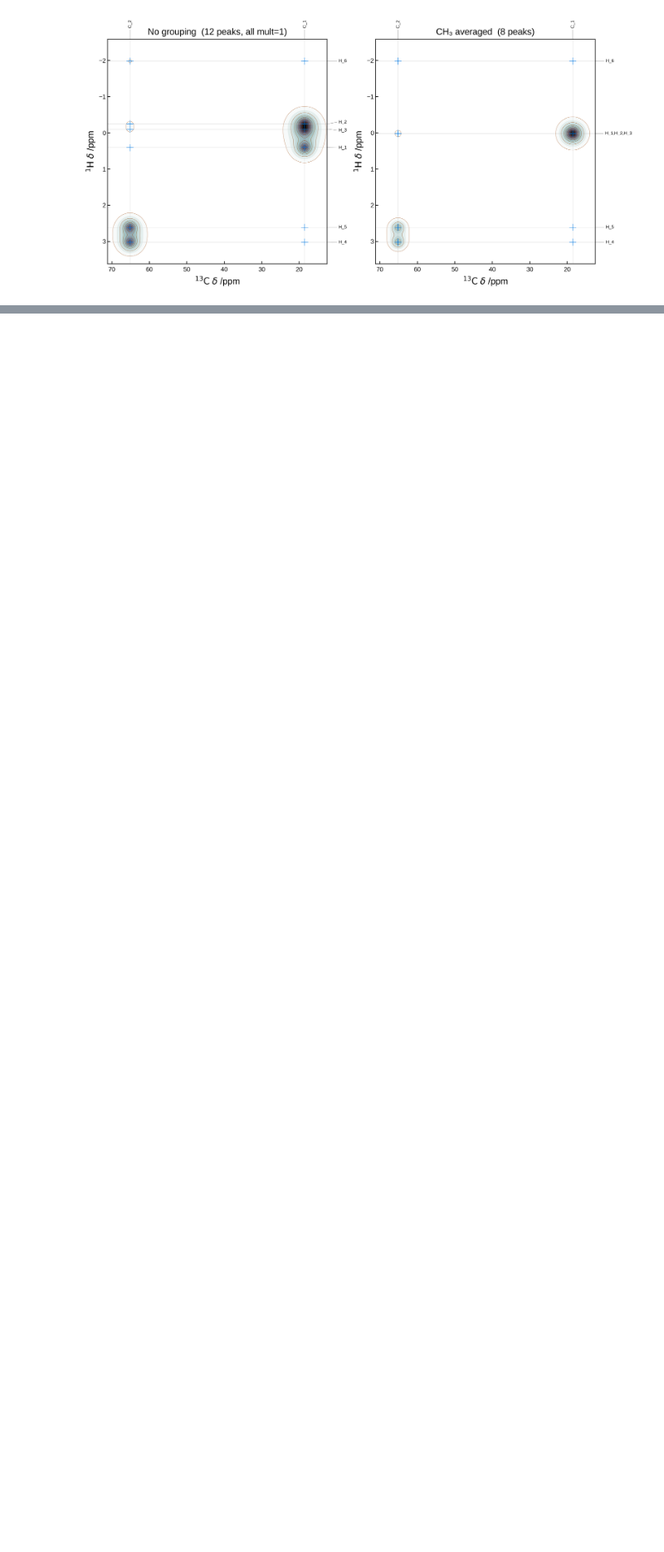
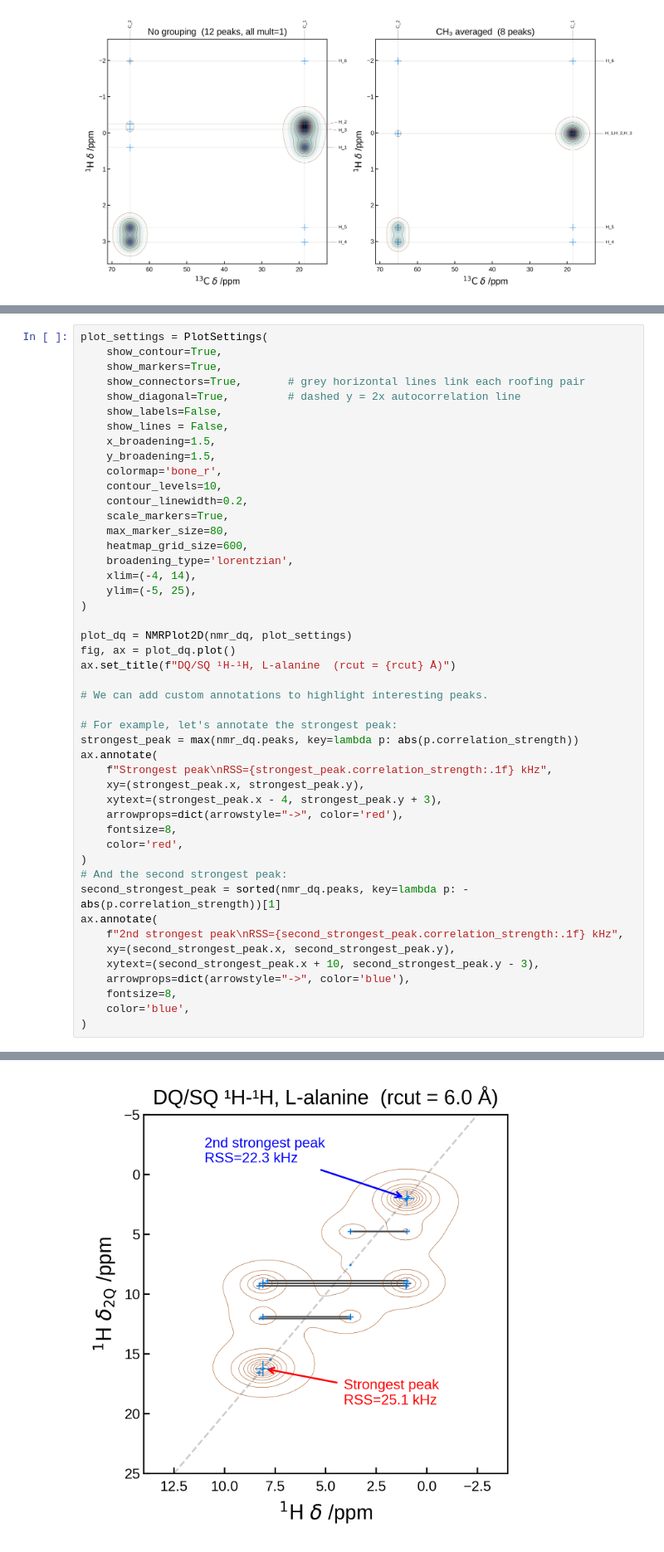
Before and after one commit to CCP-NC/soprano, a Jupyter notebook: tutorials/05-nmr-2d.ipynb, the cells around one changed output, grey strips where cells are left out. Shown at 83% size. Drawn from its saved outputs; the diff is of its cells as text; blank space fills up the shorter version.

Commit message:
docs: reorganise the 2D NMR plotting tutorial

```diff
--- a/tutorials/05-nmr-2d.ipynb
+++ b/tutorials/05-nmr-2d.ipynb
@@ -401,0 +534,48 @@ Peaks after CH₃ averaging:
+# %%
+plot_settings = PlotSettings(
+    show_contour=True,
+    show_markers=True,
+    show_connectors=True,       # grey horizontal lines link each roofing pair
+    show_diagonal=True,         # dashed y = 2x autocorrelation line
+    show_labels=False,
+    show_lines = False,
+    x_broadening=1.5,
+    y_broadening=1.5,
+    colormap='bone_r',
+    contour_levels=10,
+    contour_linewidth=0.2,
+    scale_markers=True,
+    max_marker_size=80,
+    heatmap_grid_size=600,
+    broadening_type='lorentzian',
+    xlim=(-4, 14),
+    ylim=(-5, 25),
+)
+
+plot_dq = NMRPlot2D(nmr_dq, plot_settings)
+fig, ax = plot_dq.plot()
+ax.set_title(f"DQ/SQ ¹H-¹H, L-alanine  (rcut = {rcut} Å)")
+
+# We can add custom annotations to highlight interesting peaks.
+
+# For example, let's annotate the strongest peak:
+strongest_peak = max(nmr_dq.peaks, key=lambda p: abs(p.correlation_strength))
+ax.annotate(
+    f"Strongest peak\nRSS={strongest_peak.correlation_strength:.1f} kHz",
+    xy=(strongest_peak.x, strongest_peak.y),
+    xytext=(strongest_peak.x - 4, strongest_peak.y + 3),
+    arrowprops=dict(arrowstyle="->", color='red'),
+    fontsize=8,
+    color='red',
+)
+# And the second strongest peak:
+second_strongest_peak = sorted(nmr_dq.peaks, key=lambda p: -abs(p.correlation_strength))[1]
+ax.annotate(
+    f"2nd strongest peak\nRSS={second_strongest_peak.correlation_strength:.1f} kHz",
+    xy=(second_strongest_peak.x, second_strongest_peak.y),
+    xytext=(second_strongest_peak.x + 10, second_strongest_peak.y - 3),
+    arrowprops=dict(arrowstyle="->", color='blue'),
+    fontsize=8,
+    color='blue',
+)
+# %% [output]
@@ -401,0 +583 @@ Peaks after CH₃ averaging:
+[figure, added]
```
Also changed, not shown: parts of 31 cells of this notebook.
